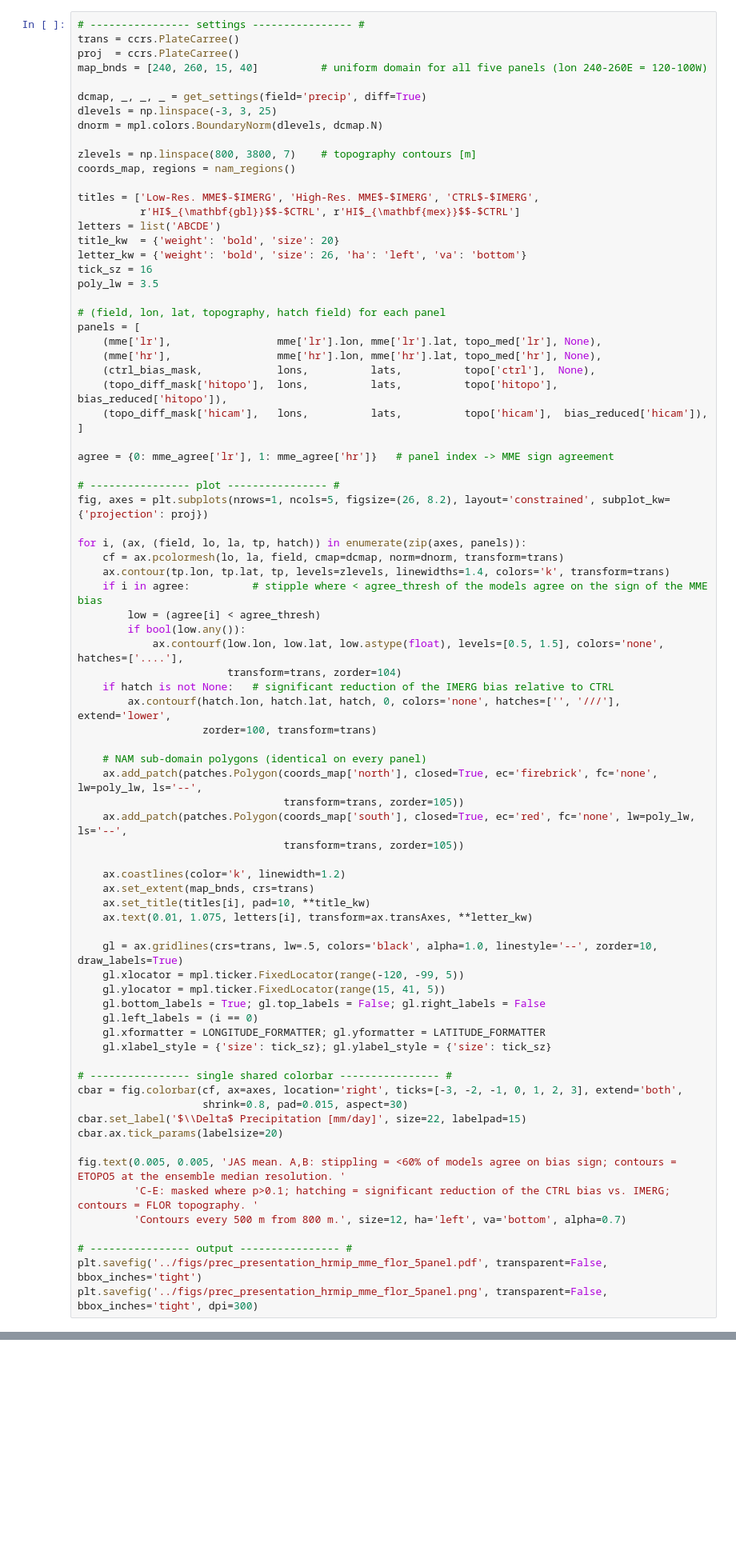
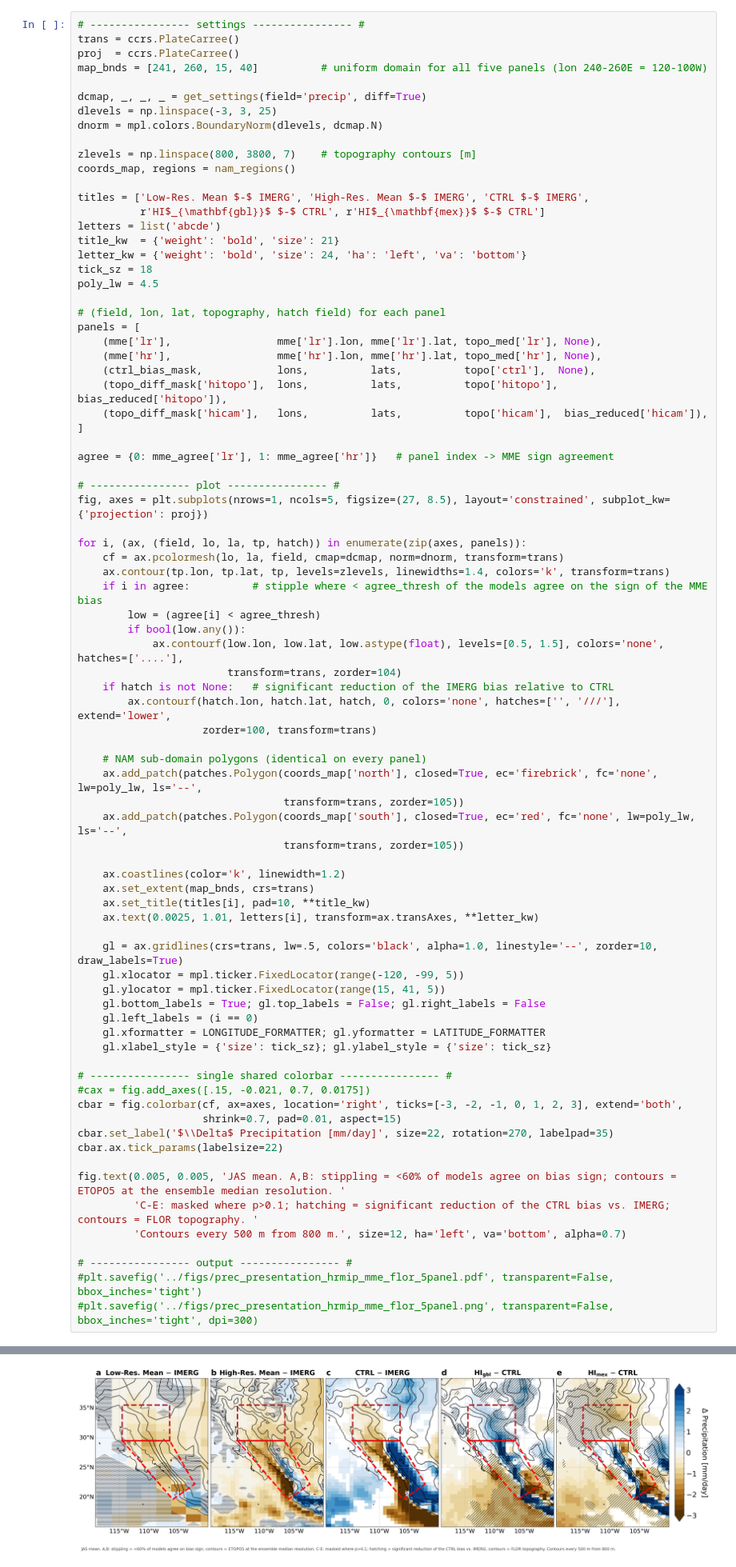
Before and after one commit to dervlamk/nam-topo-sensitivity, a Jupyter notebook: notebooks/prec_presentation_hrmip_mme_flor_5panel.ipynb, the cells around one changed output, grey strips where cells are left out. Shown at 80% size. Cells and saved outputs as stored; diff of their text form; blank space fills up the shorter version.

Commit message:
figure of precipitation biases and change for presentations

```diff
--- a/notebooks/prec_presentation_hrmip_mme_flor_5panel.ipynb
+++ b/notebooks/prec_presentation_hrmip_mme_flor_5panel.ipynb
@@ -171,7 +178,7 @@ print('Done.')
 # ---------------- settings ---------------- #
 trans = ccrs.PlateCarree()
 proj  = ccrs.PlateCarree()
-map_bnds = [240, 260, 15, 40]          # uniform domain for all five panels (lon 240-260E = 120-100W)
+map_bnds = [241, 260, 15, 40]          # uniform domain for all five panels (lon 240-260E = 120-100W)
 
 dcmap, _, _, _ = get_settings(field='precip', diff=True)
 dlevels = np.linspace(-3, 3, 25)
@@ -180,13 +187,13 @@ dnorm = mpl.colors.BoundaryNorm(dlevels, dcmap.N)
 zlevels = np.linspace(800, 3800, 7)    # topography contours [m]
 coords_map, regions = nam_regions()
 
-titles = ['Low-Res. MME$-$IMERG', 'High-Res. MME$-$IMERG', 'CTRL$-$IMERG',
-          r'HI$_{\mathbf{gbl}}$$-$CTRL', r'HI$_{\mathbf{mex}}$$-$CTRL']
-letters = list('ABCDE')
-title_kw  = {'weight': 'bold', 'size': 20}
-letter_kw = {'weight': 'bold', 'size': 26, 'ha': 'left', 'va': 'bottom'}
-tick_sz = 16
-poly_lw = 3.5
+titles = ['Low-Res. Mean $-$ IMERG', 'High-Res. Mean $-$ IMERG', 'CTRL $-$ IMERG',
+          r'HI$_{\mathbf{gbl}}$ $-$ CTRL', r'HI$_{\mathbf{mex}}$ $-$ CTRL']
+letters = list('abcde')
+title_kw  = {'weight': 'bold', 'size': 21}
+letter_kw = {'weight': 'bold', 'size': 24, 'ha': 'left', 'va': 'bottom'}
+tick_sz = 18
+poly_lw = 4.5
 
 # (field, lon, lat, topography, hatch field) for each panel
 panels = [
@@ -200,7 +207,7 @@ panels = [
 agree = {0: mme_agree['lr'], 1: mme_agree['hr']}   # panel index -> MME sign agreement
 
 # ---------------- plot ---------------- #
-fig, axes = plt.subplots(nrows=1, ncols=5, figsize=(26, 8.2), layout='constrained', subplot_kw={'projection': proj})
+fig, axes = plt.subplots(nrows=1, ncols=5, figsize=(27, 8.5), layout='constrained', subplot_kw={'projection': proj})
 
 for i, (ax, (field, lo, la, tp, hatch)) in enumerate(zip(axes, panels)):
     cf = ax.pcolormesh(lo, la, field, cmap=dcmap, norm=dnorm, transform=trans)
@@ -223,7 +230,7 @@ for i, (ax, (field, lo, la, tp, hatch)) in enumerate(zip(axes, panels)):
     ax.coastlines(color='k', linewidth=1.2)
     ax.set_extent(map_bnds, crs=trans)
     ax.set_title(titles[i], pad=10, **title_kw)
-    ax.text(0.01, 1.075, letters[i], transform=ax.transAxes, **letter_kw)
+    ax.text(0.0025, 1.01, letters[i], transform=ax.transAxes, **letter_kw)
 
     gl = ax.gridlines(crs=trans, lw=.5, colors='black', alpha=1.0, linestyle='--', zorder=10, draw_labels=True)
     gl.xlocator = mpl.ticker.FixedLocator(range(-120, -99, 5))
@@ -234,15 +241,17 @@ for i, (ax, (field, lo, la, tp, hatch)) in enumerate(zip(axes, panels)):
     gl.xlabel_style = {'size': tick_sz}; gl.ylabel_style = {'size': tick_sz}
 
 # ---------------- single shared colorbar ---------------- #
+#cax = fig.add_axes([.15, -0.021, 0.7, 0.0175])
 cbar = fig.colorbar(cf, ax=axes, location='right', ticks=[-3, -2, -1, 0, 1, 2, 3], extend='both',
-                    shrink=0.8, pad=0.015, aspect=30)
-cbar.set_label('$\\Delta$ Precipitation [mm/day]', size=22, labelpad=15)
-cbar.ax.tick_params(labelsize=20)
+                    shrink=0.7, pad=0.01, aspect=15)
+cbar.set_label('$\\Delta$ Precipitation [mm/day]', size=22, rotation=270, labelpad=35)
+cbar.ax.tick_params(labelsize=22)
 
 fig.text(0.005, 0.005, 'JAS mean. A,B: stippling = <60% of models agree on bias sign; contours = ETOPO5 at the ensemble median resolution. '
          'C-E: masked where p>0.1; hatching = significant reduction of the CTRL bias vs. IMERG; contours = FLOR topography. '
          'Contours every 500 m from 800 m.', size=12, ha='left', va='bottom', alpha=0.7)
 
 # ---------------- output ---------------- #
-plt.savefig('../figs/prec_presentation_hrmip_mme_flor_5panel.pdf', transparent=False, bbox_inches='tight')
-plt.savefig('../figs/prec_presentation_hrmip_mme_flor_5panel.png', transparent=False, bbox_inches='tight', dpi=300)
+#plt.savefig('../figs/prec_presentation_hrmip_mme_flor_5panel.pdf', transparent=False, bbox_inches='tight')
+#plt.savefig('../figs/prec_presentation_hrmip_mme_flor_5panel.png', transparent=False, bbox_inches='tight', dpi=300)
+# %% [output]
@@ -248,0 +259 @@ plt.savefig('../figs/prec_presentation_hrmip_mme_flor_5panel.png', transparent=F
+[figure, added]
```
Also changed, not shown: parts of 4 cells of this notebook, 2 other files.
